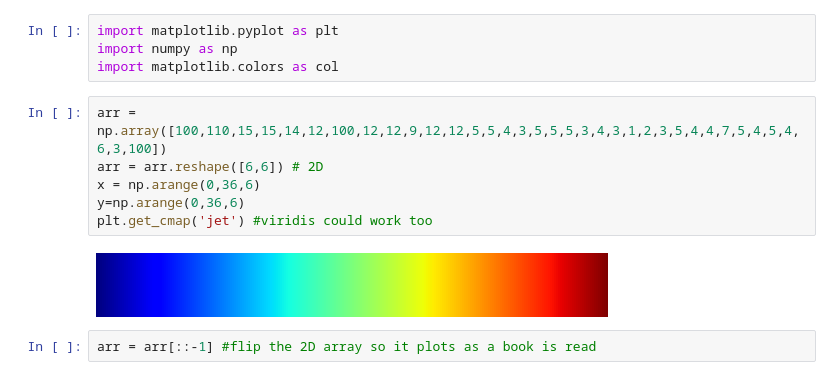
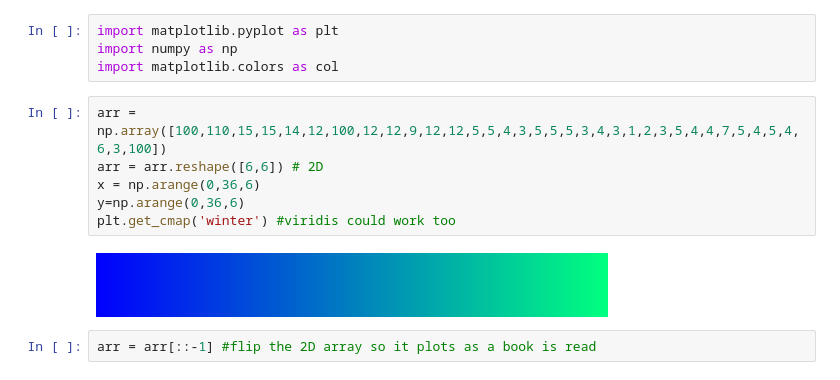
Before and after one commit to valerie-hanes/Read_serial_stream, a Jupyter notebook: Contour_plot.ipynb, the cells around one changed output. Cells and saved outputs as stored; diff of their text form.

```diff
--- a/Contour_plot.ipynb
+++ b/Contour_plot.ipynb
@@ -5,11 +5,11 @@ import matplotlib.colors as col
 # %%
 arr = np.array([100,110,15,15,14,12,100,12,12,9,12,12,5,5,4,3,5,5,5,3,4,3,1,2,3,5,4,4,7,5,4,5,4,6,3,100])
 arr = arr.reshape([6,6]) # 2D
 x = np.arange(0,36,6)
 y=np.arange(0,36,6)
-plt.get_cmap('jet') #viridis could work too
+plt.get_cmap('winter') #viridis could work too
 # %% [output]
-[figure, old version]
+[figure, new version]
 # %%
 arr = arr[::-1] #flip the 2D array so it plots as a book is read
 # %%
```
Also changed, not shown: 1 other file.
